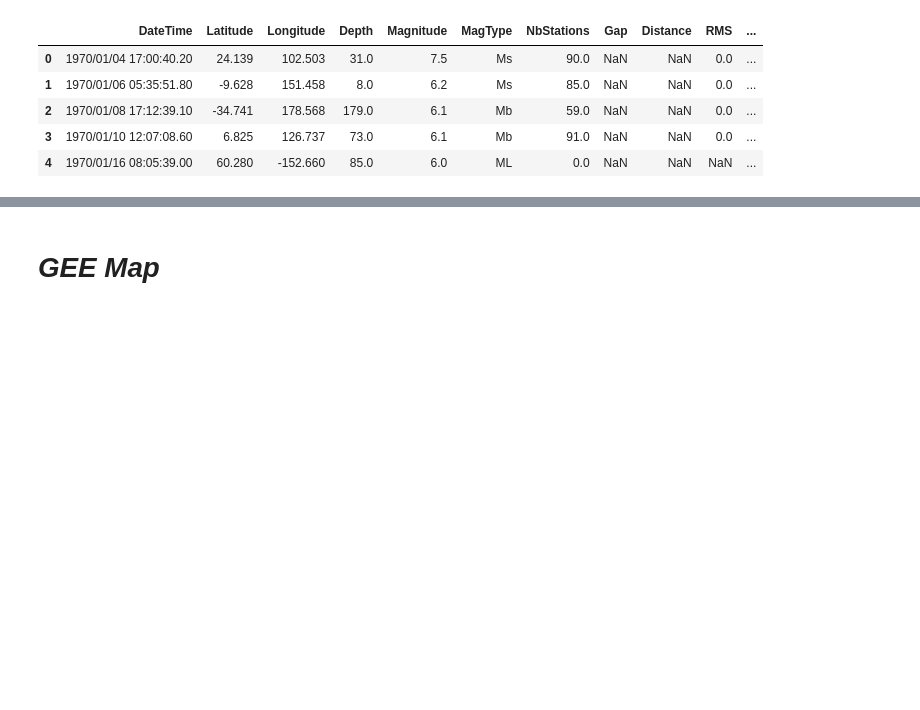
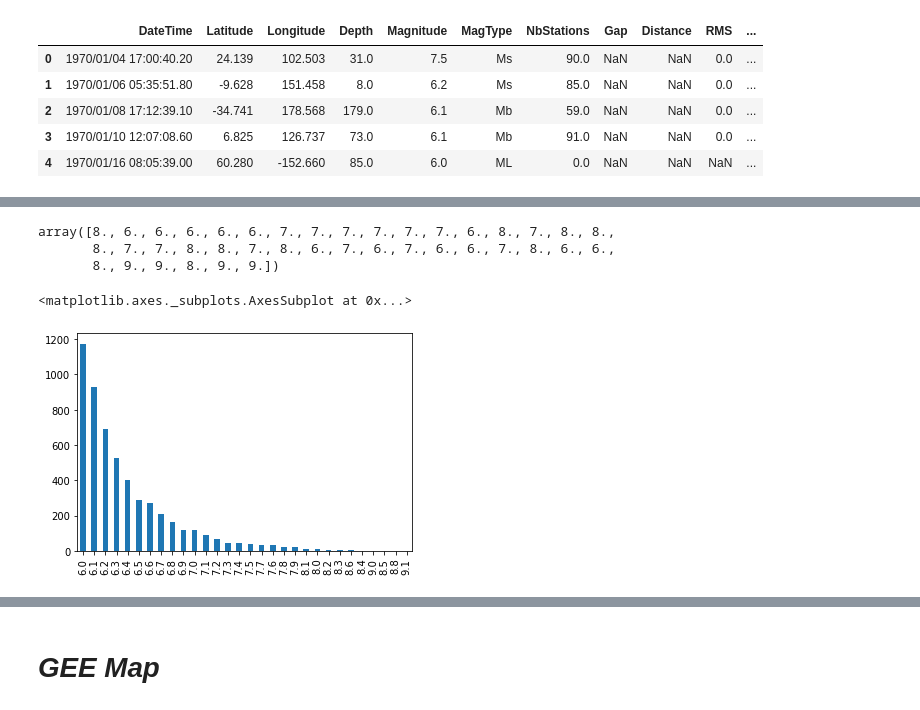
Before and after one commit to DommiiUdomp/mm, a Jupyter notebook: earthquakes.ipynb, the cells around one changed output, grey strips where cells are left out. Saved outputs shown, nothing was run; the diff lists cells and outputs as text; code cells hidden in the pictures; blank space fills up the shorter version.

```diff
--- a/earthquakes.ipynb
+++ b/earthquakes.ipynb
@@ -70,0 +113,4 @@ earthquakes_gdf.plot()
+# %%
+earthquakes['DateTime'] = pd.to_datetime(earthquakes['DateTime'] )
+earthquakes.set_index('DateTime',inplace=True)
+earthquakes.info()
@@ -70,0 +132,12 @@ earthquakes_gdf.plot()
+# %%
+earthquakes['Magnitude'].unique().round(0)
+# %% [output]
+array([8., 6., 6., 6., 6., 6., 7., 7., 7., 7., 7., 7., 6., 8., 7., 8., 8.,
+       8., 7., 7., 8., 8., 7., 8., 6., 7., 6., 7., 6., 6., 7., 8., 6., 6.,
+       8., 9., 9., 8., 9., 9.])
+# %%
+#SET Major earthquake
+earthquakes['Magnitude'].round(1).value_counts().plot(kind='bar')
+# %% [output]
+<matplotlib.axes._subplots.AxesSubplot at 0x...>
+[figure, added]
```
Also changed, not shown: parts of 43 cells of this notebook.
